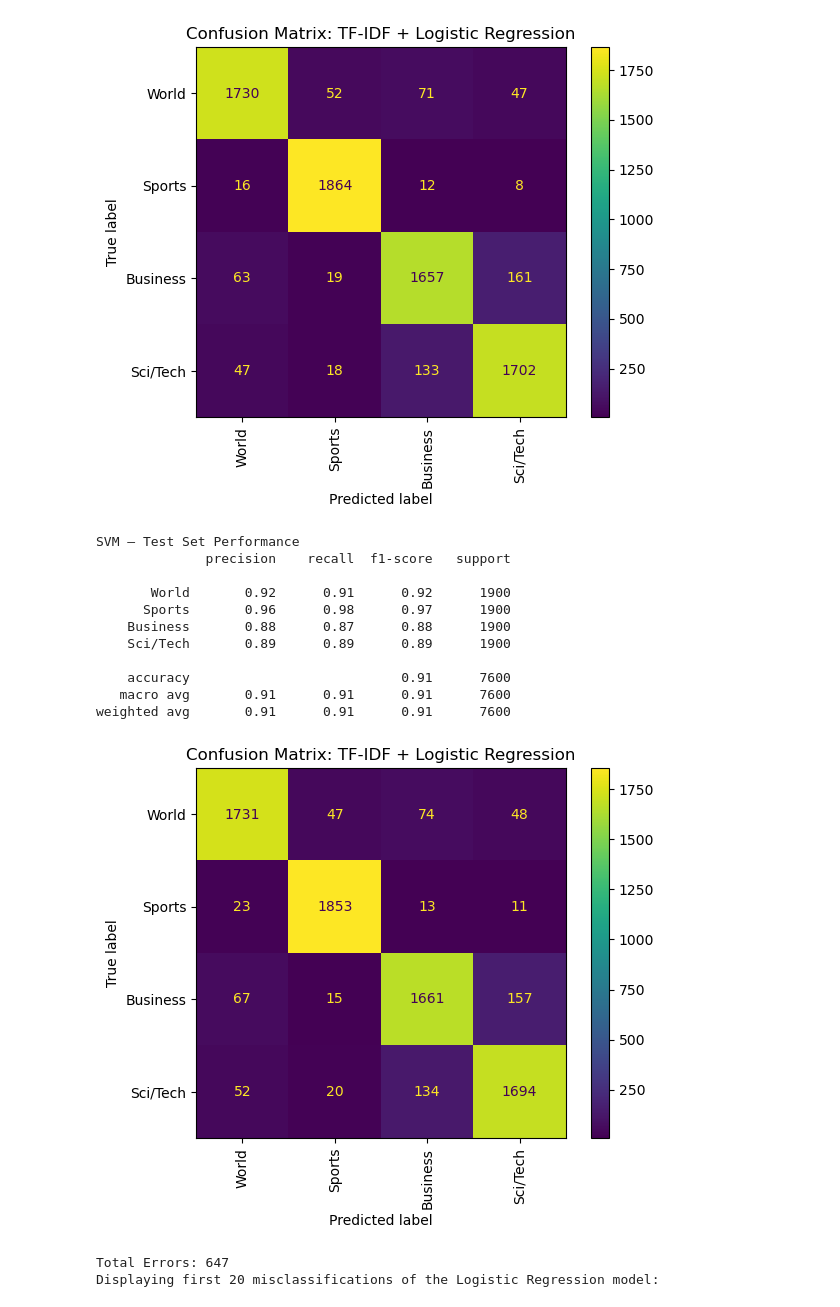
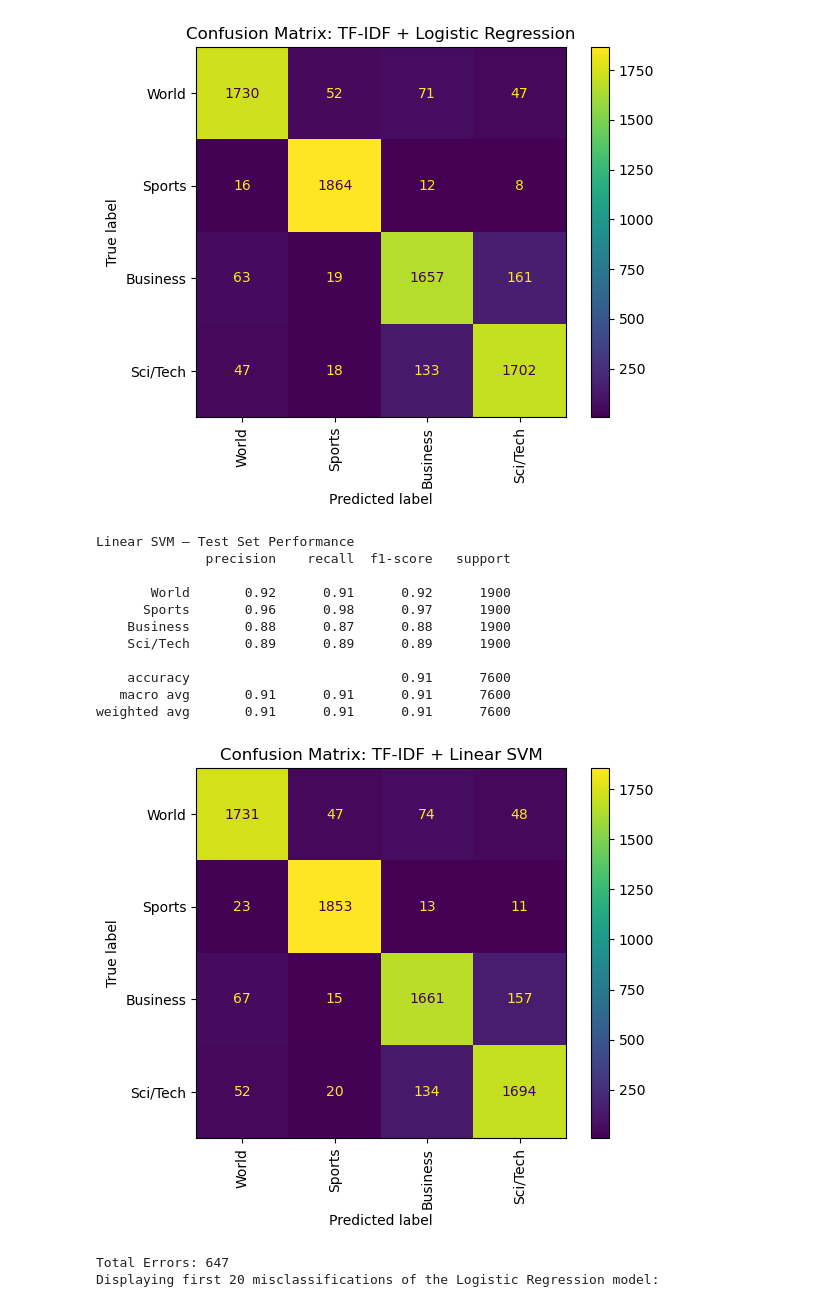
Before and after one commit to ThisIsPiclasso/nlp_assignment_1, a Jupyter notebook: text_classification_assignment_1.ipynb, the cells around one changed output. Saved outputs shown, nothing was run; the diff lists cells and outputs as text; code cells hidden in the pictures.

```diff
--- a/text_classification_assignment_1.ipynb
+++ b/text_classification_assignment_1.ipynb
@@ -118,25 +129,25 @@ weighted avg       0.91      0.91      0.91      7600
 [figure]
 # %%
 test_pred_svm = svm.predict(X_test)
-print("SVM — Test Set Performance")
+print("Linear SVM — Test Set Performance")
 print(classification_report(y_test, test_pred_svm, target_names=target_names))
 
 cm = confusion_matrix(y_test, test_pred_svm)
 disp = ConfusionMatrixDisplay(confusion_matrix=cm, display_labels=target_names)
 disp.plot(xticks_rotation='vertical')
-plt.title("Confusion Matrix: TF-IDF + Logistic Regression")
+plt.title("Confusion Matrix: TF-IDF + Linear SVM")
 plt.show()
 # %% [output]
-SVM — Test Set Performance
+Linear SVM — Test Set Performance
               precision    recall  f1-score   support
 
        World       0.92      0.91      0.92      1900
       Sports       0.96      0.98      0.97      1900
     Business       0.88      0.87      0.88      1900
     Sci/Tech       0.89      0.89      0.89      1900
 
     accuracy                           0.91      7600
    macro avg       0.91      0.91      0.91      7600
 weighted avg       0.91      0.91      0.91      7600
-[figure, old version]
+[figure, new version]
 # %%
```
Also changed, not shown: parts of 15 cells of this notebook.
